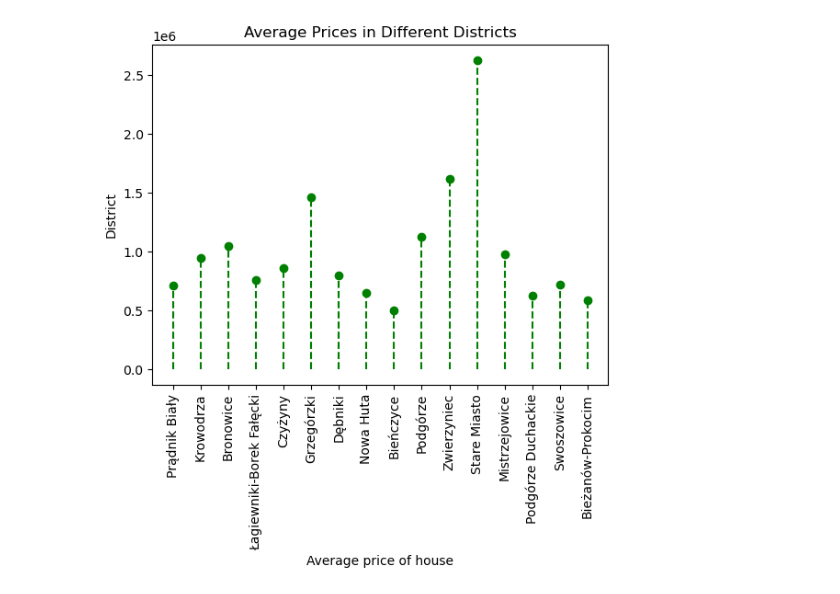
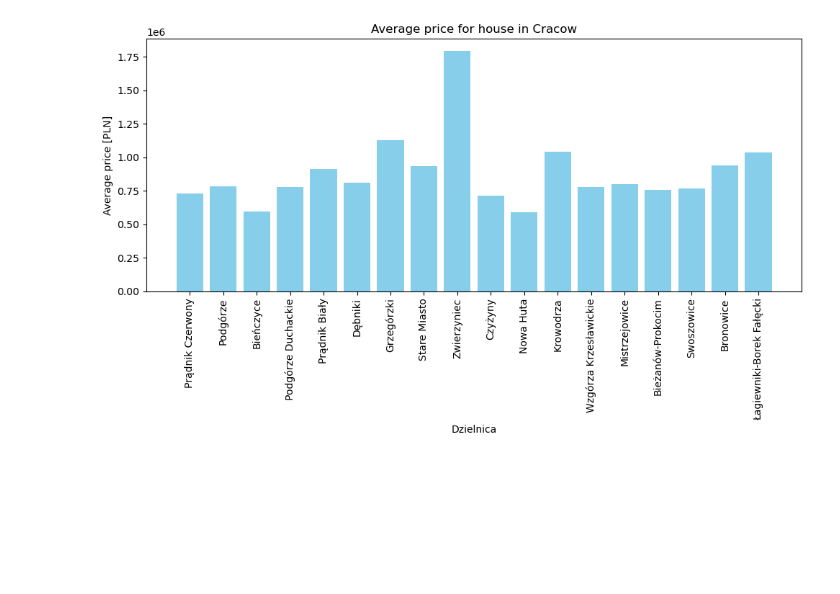
Before and after one commit to matipt2/PriceVisualization, a Jupyter notebook: bsoupParsing.ipynb, the cells around one changed output. Cells and saved outputs as stored; diff of their text form; code cells hidden in the pictures; blank space fills up the shorter version.

Commit message:
update plots

```diff
--- a/bsoupParsing.ipynb
+++ b/bsoupParsing.ipynb
@@ -115,7 +115,7 @@ with open('krakow-dzielnice.geojson', 'r', encoding='utf-8') as f:
     geo_data = json.load(f)
 
 url = "https://www.otodom.pl/pl/wyniki/sprzedaz/mieszkanie/malopolskie/krakow/krakow/krakow?viewType=listing&limit=72&page=2"
-max_pages = 1
+max_pages = 10
 average_prices = average_prices_for_each_district(url, max_pages)
 
 
@@ -162,14 +164,18 @@ Swoszowice: 720000.00 PLN
 [interactive output not drawn]
 # %%
-average_prices, districts = average_prices_for_each_district(url, 3)
-plt.stem(districts, average_prices, linefmt='g--', markerfmt='go', basefmt=' ')
-plt.xlabel('Average price of house')
-plt.ylabel('District')
+districts = list(average_prices.keys())
+average_prices_values = list(average_prices.values())
+
+plt.figure(figsize=(10, 6))
+plt.bar(districts, average_prices_values, color='skyblue')
+plt.xlabel('Dzielnica')
+plt.ylabel('Average price [PLN]')
+plt.title('Average price for house in Cracow')
 plt.xticks(rotation=90)
-plt.title('Average Prices in Different Districts')
+plt.tight_layout()
 plt.show()
 # %% [output]
-[figure, old version]
+[figure, new version]
 # %%
 def get_prices_per_meter(url, max_pages):
     price_list = []
```
Also changed, not shown: parts of 2 cells of this notebook.
